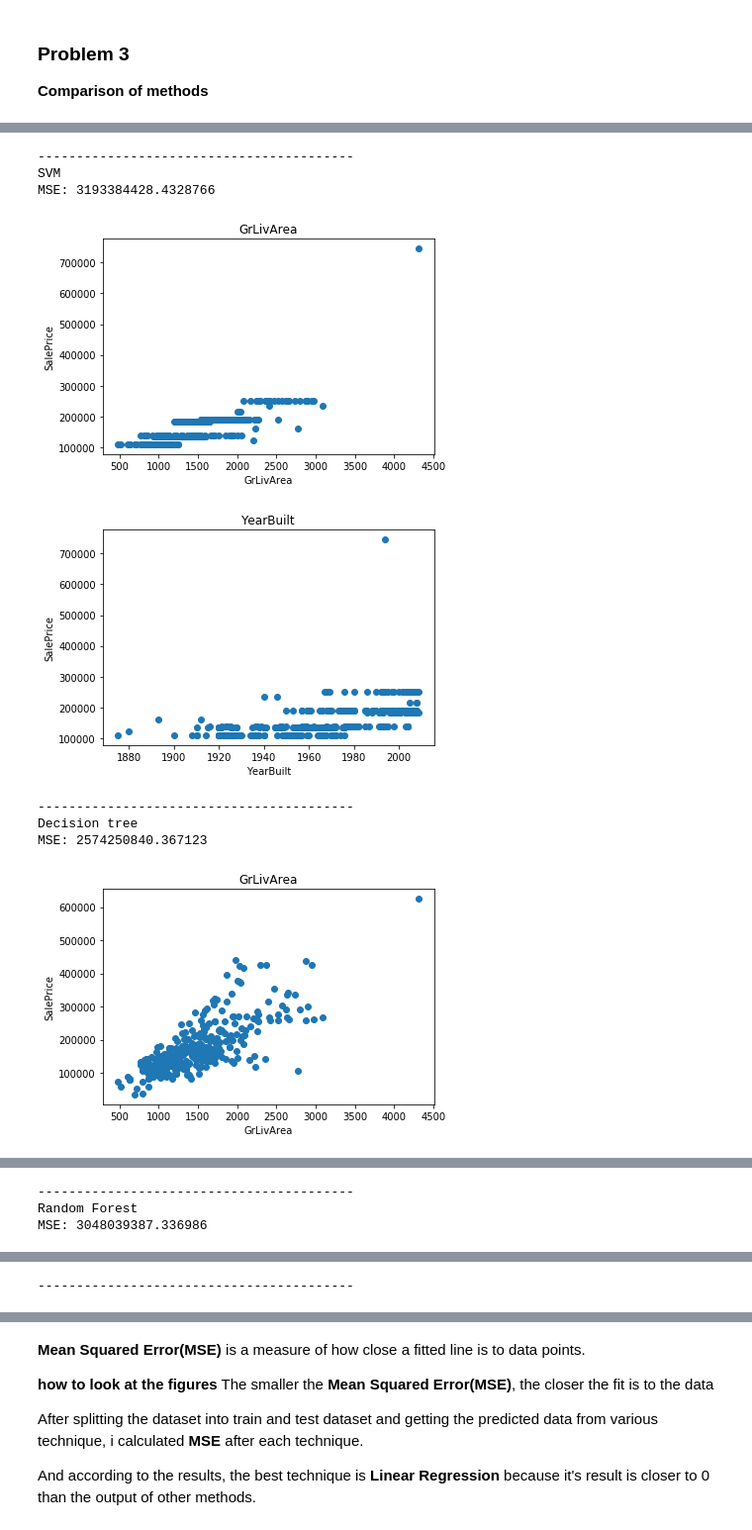
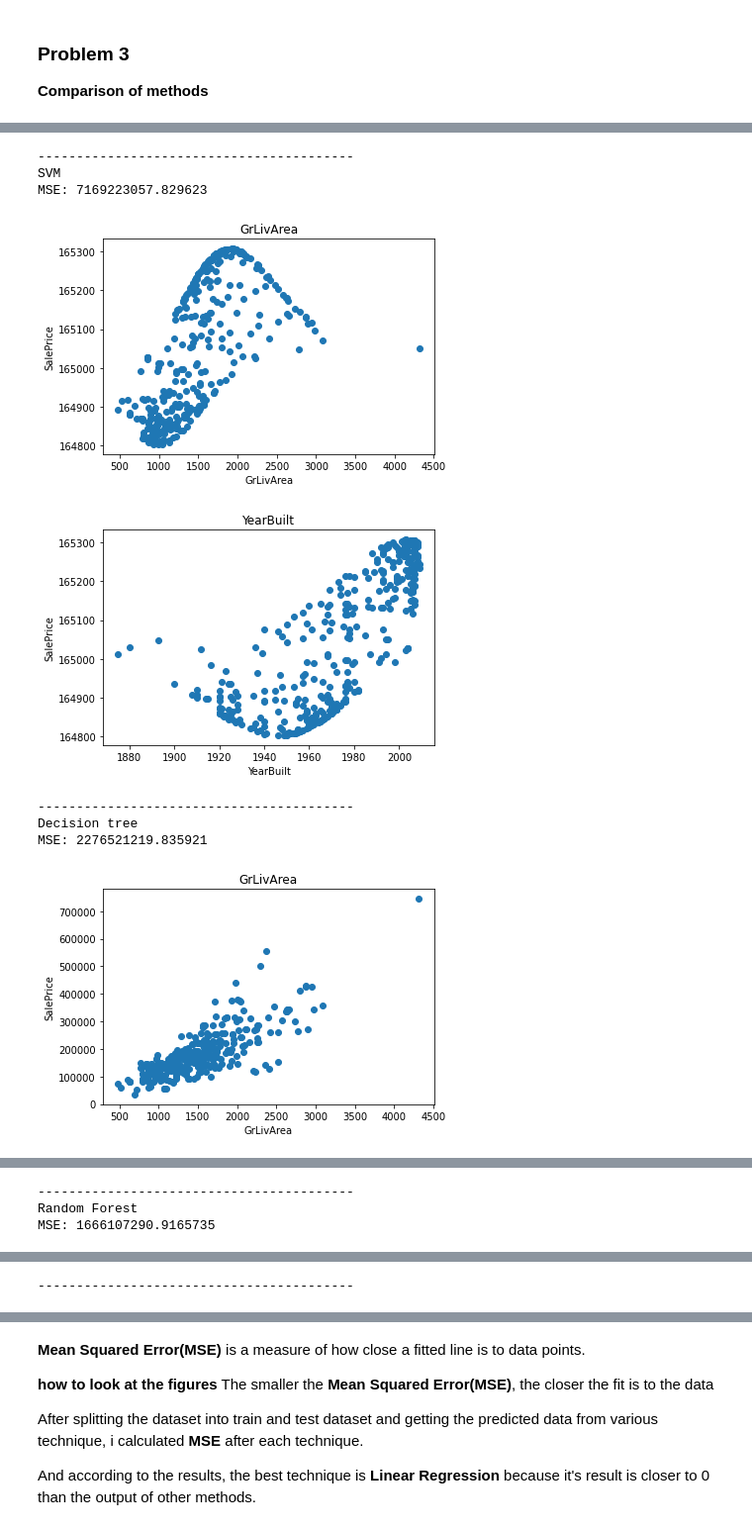
Before and after one commit to cedjustin/AI, a Jupyter notebook: week4preclass2.ipynb, the cells around one changed output, grey strips where cells are left out. Shown at 99% size. Cells and saved outputs as stored; diff of their text form; code cells hidden in the pictures.

Commit message:
changed classifiers to be regressors

```diff
--- a/week4preclass2.ipynb
+++ b/week4preclass2.ipynb
@@ -117,9 +117,9 @@ def display_outputs(title,y_prediction):
 from sklearn.linear_model import LogisticRegression
 from sklearn.pipeline import make_pipeline
 from sklearn.preprocessing import StandardScaler
-from sklearn.svm import SVC
-from sklearn.tree import DecisionTreeClassifier
-from sklearn.ensemble import RandomForestClassifier
+from sklearn.svm import SVR
+from sklearn.tree import DecisionTreeRegressor
+from sklearn.ensemble import RandomForestRegressor
 
 # linear regression
 reg = LinearRegression().fit(X_train_trans, y_train)
@@ -131,7 +131,7 @@ reg_pred = reg.predict(X_test_trans)
 display_outputs('Linear Regression', reg_pred)
 
 # SVM
-clf = make_pipeline(StandardScaler(), SVC(gamma='auto'))
+clf = make_pipeline(StandardScaler(), SVR(gamma='auto'))
 
 # fitting
 clf.fit(X_train_trans, y_train)
@@ -143,19 +143,19 @@ clf_pred = clf.predict(X_test_trans)
 display_outputs('SVM', clf_pred)
 
 # Decision tree
-dTC = DecisionTreeClassifier(random_state=0)
+dTR = DecisionTreeRegressor(random_state=0)
 
 # fitting
-dTC.fit(X_train_trans, y_train)
+dTR.fit(X_train_trans, y_train)
 
 # prediction
-dTC_pred = dTC.predict(X_test_trans)
+dTR_pred = dTR.predict(X_test_trans)
 
 # passing data into the outputing function
-display_outputs('Decision tree', dTC_pred)
+display_outputs('Decision tree', dTR_pred)
 
 # Random Forest
-rFC = RandomForestClassifier(max_depth=2, random_state=0)
+rFC = RandomForestRegressor(random_state=0)
 
 # fitting
 rFC.fit(X_train_trans, y_train)
@@ -173,9 +173,9 @@ MSE: 2314465092.732013
 -----------------------------------------
 SVM
-MSE: 3193384428.4328766
+MSE: 7169223057.829623
-[figure, old version]
+[figure, new version]
-[figure, old version]
+[figure, new version]
 -----------------------------------------
 Decision tree
-MSE: 2574250840.367123
+MSE: 2276521219.835921
-[figure, old version]
+[figure, new version]
@@ -183,3 +183,3 @@ MSE: 2574250840.367123
 -----------------------------------------
 Random Forest
-MSE: 3048039387.336986
+MSE: 1666107290.9165735
```
Also changed, not shown: parts of 6 cells of this notebook.
